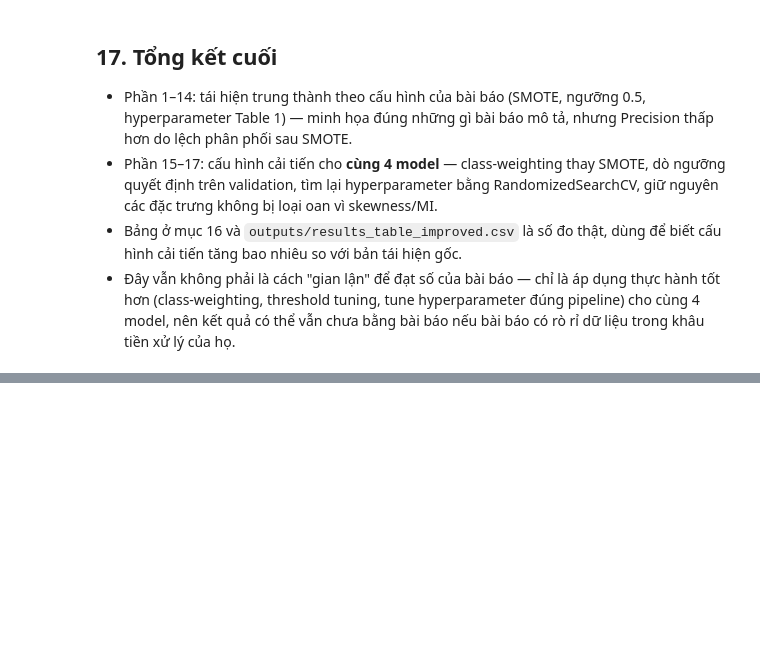
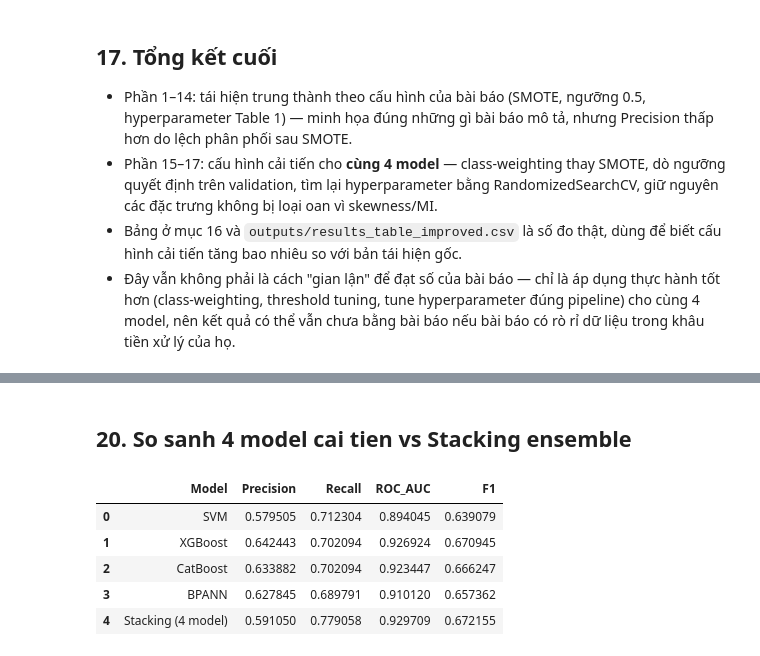
Before and after one commit to VuNgoHust123/PAPER_THANH, a Jupyter notebook: Purchase_Prediction_ConsumerBehavior.ipynb, the cells around one changed output, grey strips where cells are left out. Saved outputs shown, nothing was run; the diff lists cells and outputs as text; code cells hidden in the pictures; blank space fills up the shorter version.

```diff
--- a/Purchase_Prediction_ConsumerBehavior.ipynb
+++ b/Purchase_Prediction_ConsumerBehavior.ipynb
@@ -930,0 +1094,22 @@ plt.show()
+# %% [markdown]
+## 20. So sanh 4 model cai tien vs Stacking ensemble
+# %%
+#Compare each improved individual model (section 15) against the stacking ensemble (section 19), using F1 as the balanced metric
+rows_stack = []
+for model_name in ["SVM", "XGBoost", "CatBoost", "BPANN", "Stacking"]:
+    s = results_v2[model_name]["summary"]
+    p, r = s["precision_mean"], s["recall_mean"]
+    f1 = 2 * p * r / (p + r + 1e-8)
+    label = "Stacking (4 model)" if model_name == "Stacking" else model_name
+    rows_stack.append({"Model": label, "Precision": p, "Recall": r, "ROC_AUC": s["roc_auc_mean"], "F1": f1})
+
+result_df_stack = pd.DataFrame(rows_stack)
+result_df_stack.to_csv("outputs/results_table_stacking.csv", index=False)
+result_df_stack
+# %% [output]
+|  | Model | Precision | Recall | ROC_AUC | F1 |
+| 0 | SVM | 0.579505 | 0.712304 | 0.894045 | 0.639079 |
+| 1 | XGBoost | 0.642443 | 0.702094 | 0.926924 | 0.670945 |
+| 2 | CatBoost | 0.633882 | 0.702094 | 0.923447 | 0.666247 |
+| 3 | BPANN | 0.627845 | 0.689791 | 0.910120 | 0.657362 |
+| 4 | Stacking (4 model) | 0.591050 | 0.779058 | 0.929709 | 0.672155 |
```
Also changed, not shown: parts of 9 cells of this notebook, 5 other files.
